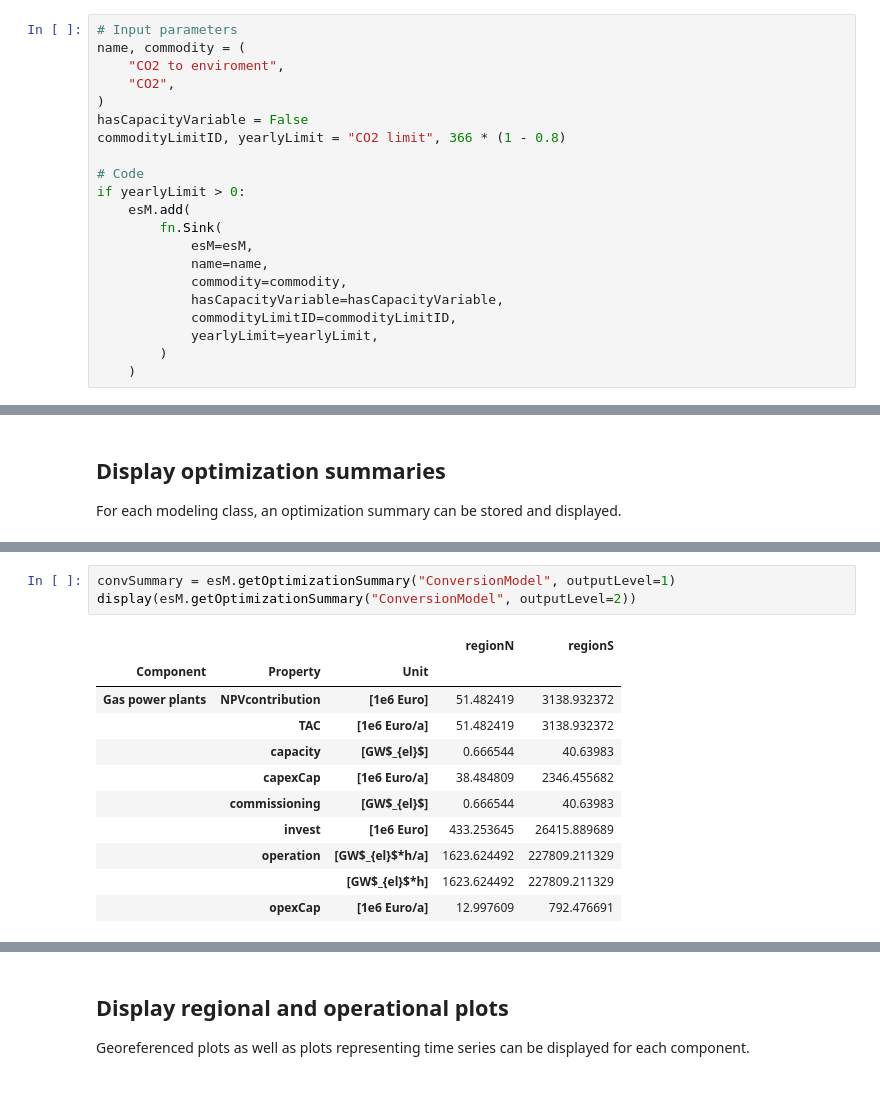
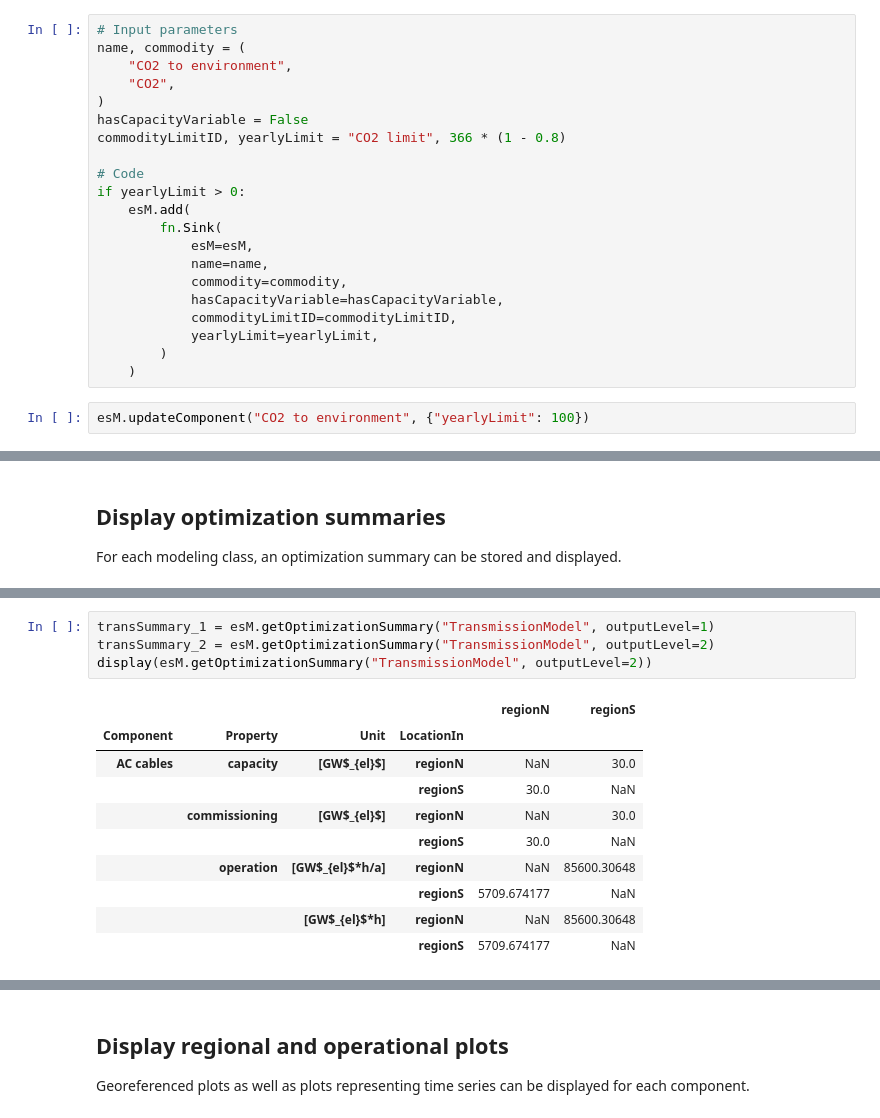
Before and after one commit to ayp234/FINE1, a Jupyter notebook: examples/00_Tutorial/00_Tutorial.ipynb, the cells around one changed output, grey strips where cells are left out. Drawn from its saved outputs; the diff is of its cells as text; blank space fills up the shorter version.

```diff
--- a/examples/00_Tutorial/00_Tutorial.ipynb
+++ b/examples/00_Tutorial/00_Tutorial.ipynb
@@ -356,7 +356,7 @@ esM.add(
 # %%
 # Input parameters
 name, commodity = (
-    "CO2 to enviroment",
+    "CO2 to environment",
     "CO2",
 )
 hasCapacityVariable = False
@@ -374,6 +374,8 @@ if yearlyLimit > 0:
             yearlyLimit=yearlyLimit,
         )
     )
+# %%
+esM.updateComponent("CO2 to environment", {"yearlyLimit": 100})
 # %% [markdown]
 # Optimize energy system model
 # %% [markdown]
@@ -494,15 +553,15 @@ srcSnkSummary
 # %%
-convSummary = esM.getOptimizationSummary("ConversionModel", outputLevel=1)
-display(esM.getOptimizationSummary("ConversionModel", outputLevel=2))
+transSummary_1 = esM.getOptimizationSummary("TransmissionModel", outputLevel=1)
+transSummary_2 = esM.getOptimizationSummary("TransmissionModel", outputLevel=2)
+display(esM.getOptimizationSummary("TransmissionModel", outputLevel=2))
 # %% [output]
-|  |  |  | regionN | regionS |
-| Component | Property | Unit |  |  |
-| Gas power plants | NPVcontribution | [1e6 Euro] | 51.482419 | 3138.932372 |
-|  | TAC | [1e6 Euro/a] | 51.482419 | 3138.932372 |
-|  | capacity | [GW$_{el}$] | 0.666544 | 40.63983 |
-|  | capexCap | [1e6 Euro/a] | 38.484809 | 2346.455682 |
-|  | commissioning | [GW$_{el}$] | 0.666544 | 40.63983 |
-|  | invest | [1e6 Euro] | 433.253645 | 26415.889689 |
-|  | operation | [GW$_{el}$*h/a] | 1623.624492 | 227809.211329 |
-|  |  | [GW$_{el}$*h] | 1623.624492 | 227809.211329 |
-|  | opexCap | [1e6 Euro/a] | 12.997609 | 792.476691 |
+|  |  |  |  | regionN | regionS |
+| Component | Property | Unit | LocationIn |  |  |
+| AC cables | capacity | [GW$_{el}$] | regionN | NaN | 30.0 |
+|  |  |  | regionS | 30.0 | NaN |
+|  | commissioning | [GW$_{el}$] | regionN | NaN | 30.0 |
+|  |  |  | regionS | 30.0 | NaN |
+|  | operation | [GW$_{el}$*h/a] | regionN | NaN | 85600.30648 |
+|  |  |  | regionS | 5709.674177 | NaN |
+|  |  | [GW$_{el}$*h] | regionN | NaN | 85600.30648 |
+|  |  |  | regionS | 5709.674177 | NaN |
```
Also changed, not shown: parts of 18 cells of this notebook, 5 other files.
